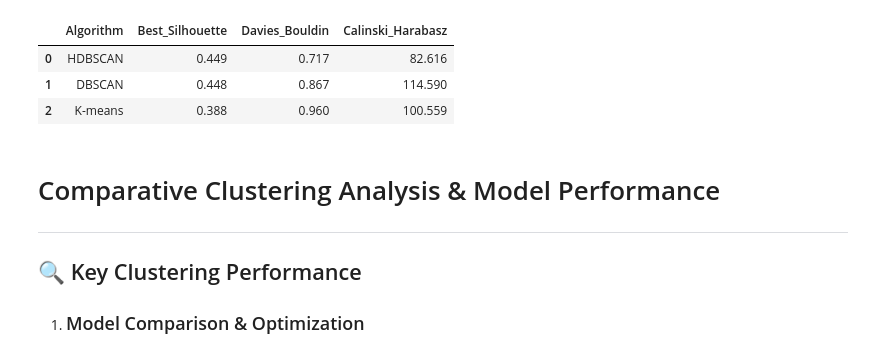
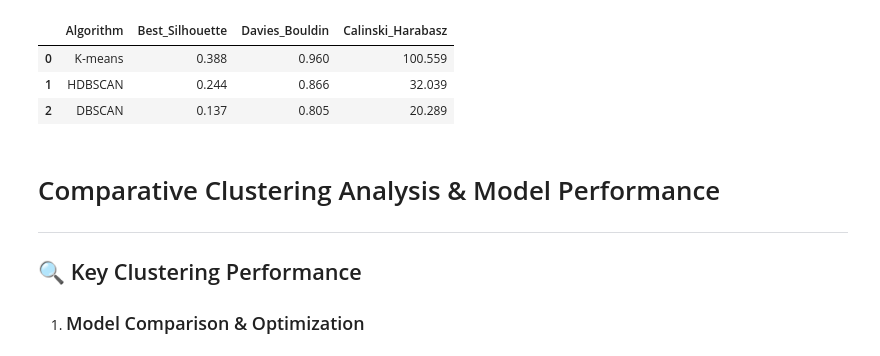
Before and after one commit to Chumus2/Wikipedia-Country-Statistics-2026-Clustering, a Jupyter notebook: ml/notebooks/MT.ipynb, the cells around one changed output. Saved outputs shown, nothing was run; the diff lists cells and outputs as text; code cells hidden in the pictures.

```diff
--- a/ml/notebooks/MT.ipynb
+++ b/ml/notebooks/MT.ipynb
@@ -110,7 +118,6 @@ best_kmeans = KMeans(
     **study_kmeans.best_params,
     random_state=42
 )
-X_pca_df["kmeans_cluster"] = best_kmeans.fit_predict(X_pca_df)
 # %% [output]
 ==================================================
 Best silhouette score: 0.3878
@@ -216,6 +223,5 @@ df_dbscan_summary = df_dbscan_results[cols].sort_values(by="value", ascending=Fa
 display(df_dbscan_summary.head(10))
 
 best_dbscan = DBSCAN(**study_dbscan.best_params)
-X_pca_df["dbscan_cluster"] = best_dbscan.fit_predict(X_pca_df)
 # %% [output]
 ==================================================
@@ -242,7 +248,7 @@ sns.scatterplot(
     data=X_pca_df,
     x="PCA1",
     y="PCA2",
-    hue="dbscan_cluster",
+    hue=best_dbscan.fit_predict(X_pca_df),
     s=100,
     alpha=0.85
 )
@@ -320,6 +326,5 @@ df_hdbscan_summary = df_hdbscan_results[cols].sort_values(by="value", ascending=
 display(df_hdbscan_summary.head(10))
 
 best_hdbscan = HDBSCAN(**study_hdbscan.best_params)
-X_pca_df["hdbscan_cluster"] = best_hdbscan.fit_predict(X_pca_df)
 # %% [output]
 ==================================================
@@ -362,37 +365,39 @@ df_model_comparison = pd.DataFrame({
     "Algorithm": ["K-means", "DBSCAN", "HDBSCAN"],
     "Best_Silhouette": [
         round(study_kmeans.best_value, 3),
         round(study_dbscan.best_value, 3),
         round(study_hdbscan.best_value, 3)
     ],
     "Davies_Bouldin": [
         round(study_kmeans.best_trial.user_attrs.get("davies_bouldin"), 3),
         round(study_dbscan.best_trial.user_attrs.get("davies_bouldin"), 3),
         round(study_hdbscan.best_trial.user_attrs.get("davies_bouldin"), 3),
     ],
     "Calinski_Harabasz": [
         round(study_kmeans.best_trial.user_attrs.get("calinski_harabasz"), 3),
         round(study_dbscan.best_trial.user_attrs.get("calinski_harabasz"), 3),
         round(study_hdbscan.best_trial.user_attrs.get("calinski_harabasz"), 3),
     ]
 })
 
 df_model_comparison = df_model_comparison.sort_values(
     by="Best_Silhouette", ascending=False
 ).reset_index(drop=True)
 
 display(df_model_comparison)
 
+X_scaled_df["Cluster"] = best_dbscan.fit_predict(X_pca_df)
+
 OUTPUT_PATH = "../data/models/model-comparison.csv"
 df_model_comparison.to_csv(OUTPUT_PATH, index=False)
 
 FINAL_OUTPUT_PATH = "../data/final/final_df.csv"
-X_pca_df.to_csv(FINAL_OUTPUT_PATH, index=False)
+X_scaled_df.to_csv(FINAL_OUTPUT_PATH, index=False)
 # %% [output]
 |  | Algorithm | Best_Silhouette | Davies_Bouldin | Calinski_Harabasz |
-| 0 | HDBSCAN | 0.449 | 0.717 | 82.616 |
-| 1 | DBSCAN | 0.448 | 0.867 | 114.590 |
-| 2 | K-means | 0.388 | 0.960 | 100.559 |
+| 0 | K-means | 0.388 | 0.960 | 100.559 |
+| 1 | HDBSCAN | 0.244 | 0.866 | 32.039 |
+| 2 | DBSCAN | 0.137 | 0.805 | 20.289 |
 # %% [markdown]
 # Comparative Clustering Analysis & Model Performance
 
```
Also changed, not shown: parts of 7 cells of this notebook, 1 other file.
